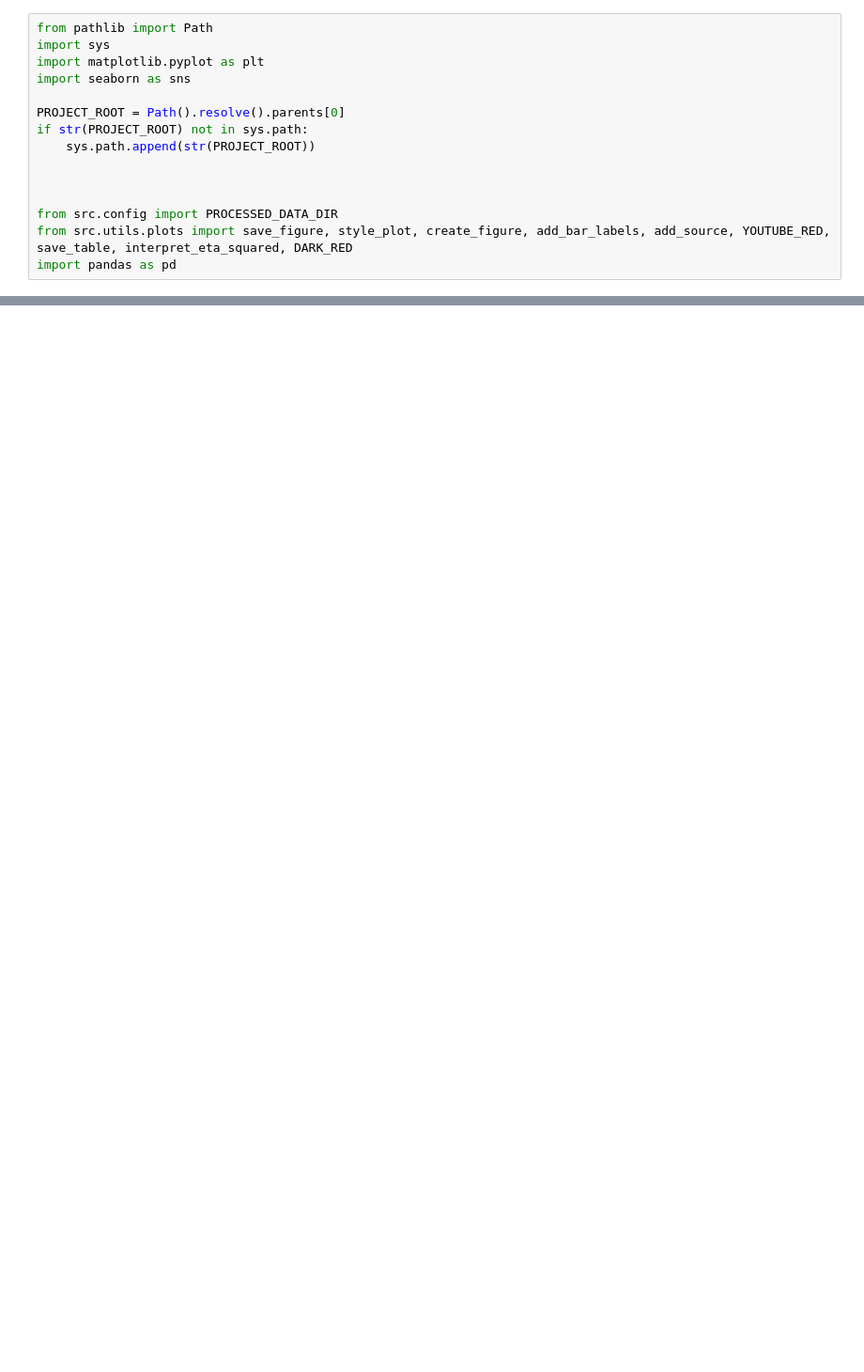
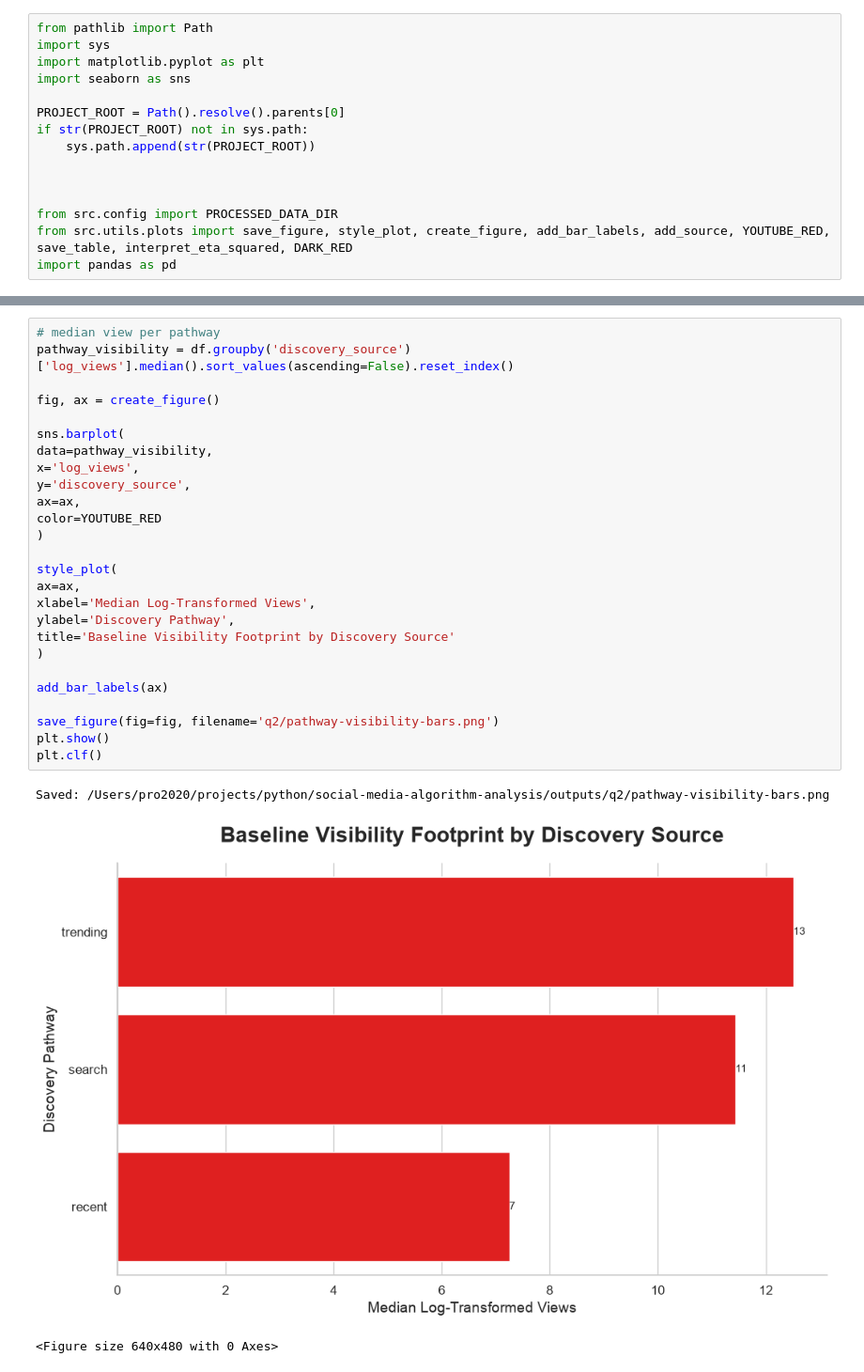
Before and after one commit to patinnojoe/algorithm-economy, a Jupyter notebook: notebook/q2-discovery-pathway-difference.ipynb, the cells around one changed output, grey strips where cells are left out. Shown at 94% size. Saved outputs shown, nothing was run; the diff lists cells and outputs as text; blank space fills up the shorter version.

```diff
--- a/notebook/q2-discovery-pathway-difference.ipynb
+++ b/notebook/q2-discovery-pathway-difference.ipynb
@@ -57,0 +131,30 @@ After careful evaluation of my collector scripts, Q2 will not be aswered because
+# %%
+# median view per pathway
+pathway_visibility = df.groupby('discovery_source')['log_views'].median().sort_values(ascending=False).reset_index()
+
+fig, ax = create_figure()
+
+sns.barplot(
+data=pathway_visibility,
+x='log_views',
+y='discovery_source',
+ax=ax,
+color=YOUTUBE_RED
+)
+
+style_plot(
+ax=ax,
+xlabel='Median Log-Transformed Views',
+ylabel='Discovery Pathway',
+title='Baseline Visibility Footprint by Discovery Source'
+)
+
+add_bar_labels(ax)
+
+save_figure(fig=fig, filename='q2/pathway-visibility-bars.png')
+plt.show()
+plt.clf()
+# %% [output]
+Saved: /Users/pro2020/projects/python/social-media-algorithm-analysis/outputs/q2/pathway-visibility-bars.png
+[figure, added]
+<Figure size 640x480 with 0 Axes>
```
Also changed, not shown: parts of 5 cells of this notebook, 40 other files.
